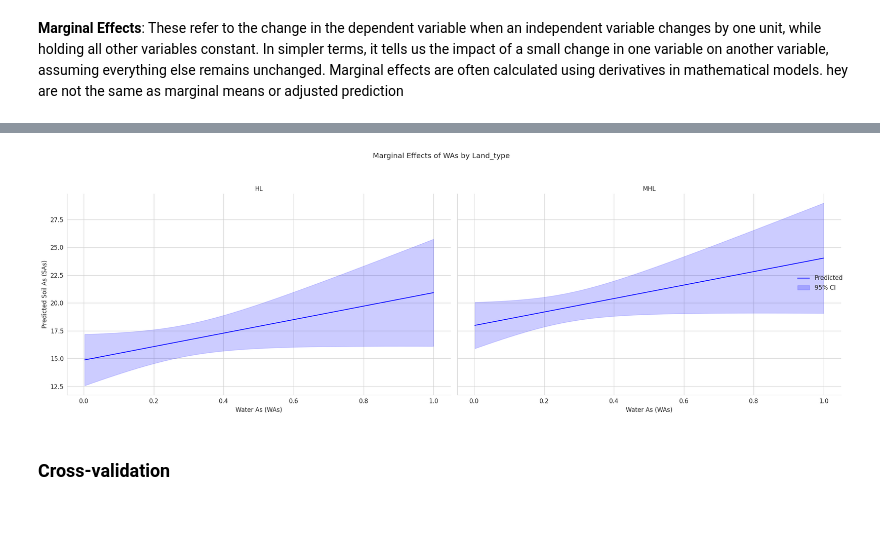
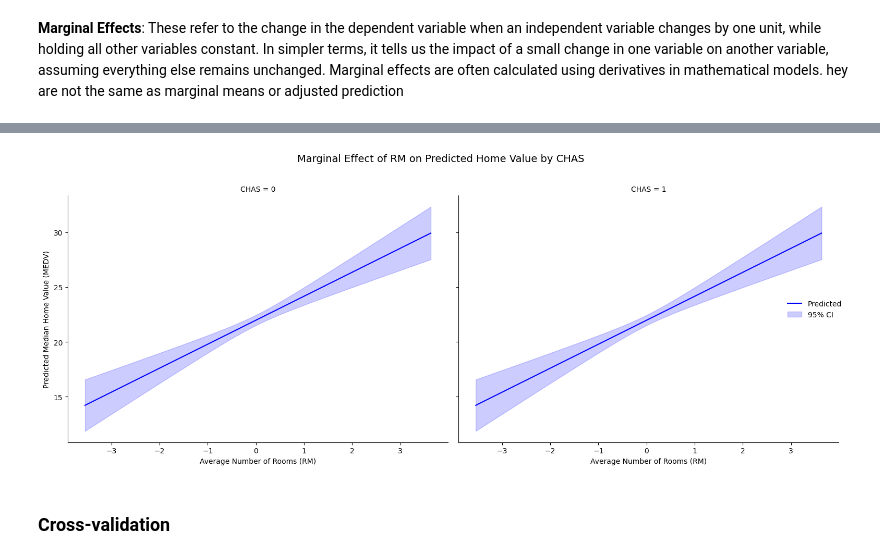
Before and after one commit to zia207/python-colab, a Jupyter notebook: NoteBook/Advance_Regression/01_Generalized_Linear_Models/02-01-01-glm-regression-python.ipynb, the cells around one changed output, grey strips where cells are left out. Saved outputs shown, nothing was run; the diff lists cells and outputs as text; code cells hidden in the pictures; blank space fills up the shorter version.

Commit message:
Data update

```diff
--- a/NoteBook/Advance_Regression/01_Generalized_Linear_Models/02-01-01-glm-regression-python.ipynb
+++ b/NoteBook/Advance_Regression/01_Generalized_Linear_Models/02-01-01-glm-regression-python.ipynb
@@ -543,9 +557,0 @@ plt.show()
-# %%
-# Stratified sampling
-np.random.seed(11076)
-tr_prop = 0.7
-train = df.groupby('Land_type').apply(lambda x: x.sample(frac=tr_prop, random_state=101)).reset_index(drop=True)
-test = df.drop(train.index).reset_index(drop=True)
-
-print(f"Training set size: {len(train)}")
-print(f"Test set size: {len(test)}")
@@ -566,11 +567,11 @@ import statsmodels.api as sm
 import numpy as np
 
 # Prepare data for GLM
-X_train = train.drop('SAs', axis=1)
-y_train = train['SAs']
+X_train = train.drop('MEDV', axis=1)
+y_train = train['MEDV']
 
 # Convert categorical variables to dummy variables
-X_train = pd.get_dummies(X_train, columns=['Land_type'], drop_first=True)
+#X_train = pd.get_dummies(X_train, columns=['Land_type'], drop_first=True)
 
 # Ensure all columns in X_train are numeric
 for col in X_train.columns:
@@ -836,56 +852,63 @@ VIF:
 # %% [markdown]
 **Marginal Effects**: These refer to the change in the dependent variable when an independent variable changes by one unit, while holding all other variables constant. In simpler terms, it tells us the impact of a small change in one variable on another variable, assuming everything else remains unchanged. Marginal effects are often calculated using derivatives in mathematical models. hey are not the same as marginal means or adjusted prediction
 # %%
-# Compute marginal effects for WAs across Land_type levels
-# Create a grid of WAs values
-was_range = np.linspace(X_train['WAs'].min(), X_train['WAs'].max(), 100)
+# Define range for RM (number of rooms)
+rm_range = np.linspace(X_train['RM'].min(), X_train['RM'].max(), 100)
 
-# Get unique Land_type levels from dummy columns
-land_type_cols = [col for col in X_train.columns if 'Land_type' in col]
-land_types = ['HL'] + [col.split('_')[-1] for col in land_type_cols]  # Include reference level
+# Unique CHAS levels (0 and 1)
+chas_levels = [0, 1]
 
-# Prepare data for predictions
+# Prepare prediction data
 pred_data = []
-land_type_labels = []
-for land_type in land_types:
-    # Create a DataFrame with 100 rows for predictions
-    temp_data = pd.DataFrame(
-        {col: np.repeat(X_train[col].mean(), 100) for col in X_train.columns}
-    )
-    temp_data['WAs'] = was_range  # Vary WAs
-    for col in land_type_cols:
-        temp_data[col] = 0  # Reset dummy variables
-    if land_type != 'HL':  # Reference level has all dummies = 0
-        dummy_col = f'Land_type_{land_type}'
-        if dummy_col in X_train.columns:
-            temp_data[dummy_col] = 1
+chas_labels = []
+
+for chas in chas_levels:
+    # Create base data: mean of all features
+    temp_data = pd.DataFrame({
+        col: np.repeat(X_train[col].mean(), 100) for col in X_train.columns
+    })
+    # Vary RM
+    temp_data['RM'] = rm_range
+    # Set CHAS to current level (note: CHAS is already a binary column)
+    temp_data['CHAS'] = chas
     pred_data.append(temp_data)
-    land_type_labels.extend([land_type] * 100)
+    chas_labels.extend([chas] * 100)
 
-# Concatenate prediction data
+# Concatenate all prediction data
 pred_data = pd.concat(pred_data, ignore_index=True)
 
-# Verify pred_data columns match X_train
-print("pred_data columns:\n", pred_data.columns)
-print("X_train columns:\n", X_train.columns)
-assert list(pred_data.columns) == list(X_train.columns), "pred_data columns do not match X_train columns"
+# Ensure column order matches training data
+pred_data = pred_data[X_train.columns]
 
 # Predict with confidence intervals
 predictions = fit_glm.get_prediction(pred_data)
 pred_summary = predictions.summary_frame(alpha=0.05)  # 95% CI
+
+# Add predictions to pred_data
 pred_data['Predicted'] = pred_summary['mean']
 pred_data['CI_Lower'] = pred_summary['mean_ci_lower']
 pred_data['CI_Upper'] = pred_summary['mean_ci_upper']
-pred_data['Land_type'] = land_type_labels  # Add Land_type for plotting
+pred_data['CHAS'] = chas_labels  # Add CHAS group for plotting
 
-# Plot marginal effects with facets
-g = sns.FacetGrid(pred_data, col='Land_type', col_wrap=2, height=7, aspect=1.5)
-g.map(plt.plot, 'WAs', 'Predicted', color='blue', label='Predicted')
-g.map(plt.fill_between, 'WAs', 'CI_Lower', 'CI_Upper', color='blue', alpha=0.2, label='95% CI')
-g.set_titles('{col_name}')
-g.set_xlabels('Water As (WAs)')
-g.set_ylabels('Predicted Soil As (SAs)')
-g.fig.suptitle('Marginal Effects of WAs by Land_type', y=1.05)
+# Convert CHAS to string/categorical for FacetGrid
+pred_data['CHAS'] = pred_data['CHAS'].astype(str)
+
+# -------------------------------
+# Plot marginal effects
+# -------------------------------
+g = sns.FacetGrid(
+    pred_data,
+    col='CHAS',
+    col_wrap=2,
+    height=6,
+    aspect=1.2
+)
+g.map(plt.plot, 'RM', 'Predicted', color='blue', label='Predicted')
+g.map(plt.fill_between, 'RM', 'CI_Lower', 'CI_Upper', color='blue', alpha=0.2, label='95% CI')
+g.set_titles('CHAS = {col_name}')
+g.set_xlabels('Average Number of Rooms (RM)')
+g.set_ylabels('Predicted Median Home Value (MEDV)')
+g.fig.suptitle('Marginal Effect of RM on Predicted Home Value by CHAS', fontsize=14, y=1.02)
 g.add_legend()
 plt.tight_layout()
 plt.show()
@@ -903,3 +916,3 @@ X_train columns:
-[figure, old version]
+[figure, new version]
 # %% [markdown]
 ### Cross-validation
```
Also changed, not shown: parts of 27 cells of this notebook.
